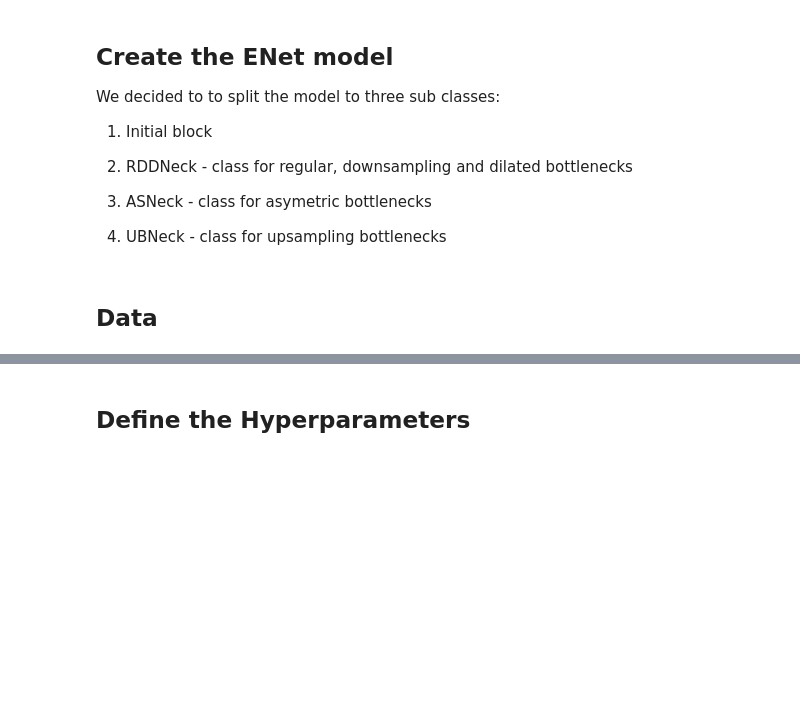
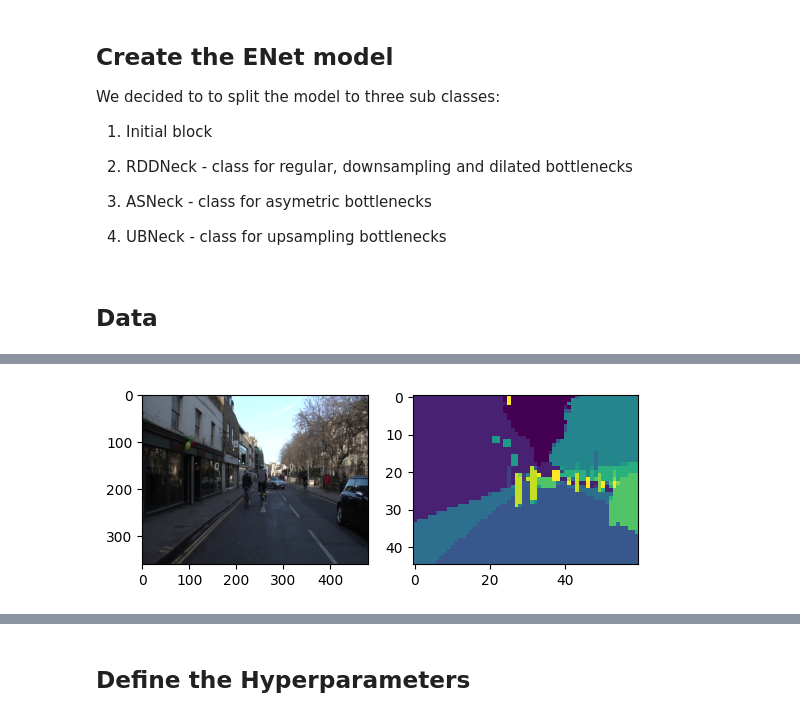
Before and after one commit to DayaAlex/ENet-Road-segmentation, a Jupyter notebook: enet-camvid-encoder-training.ipynb, the cells around one changed output, grey strips where cells are left out. Saved outputs shown, nothing was run; the diff lists cells and outputs as text; code cells hidden in the pictures; blank space fills up the shorter version.

```diff
--- a/enet-camvid-encoder-training.ipynb
+++ b/enet-camvid-encoder-training.ipynb
@@ -893,18 +897,18 @@ def decode_segmap(image, threshold=0.5):
     rgb[:, :, 2] = b
     return rgb
 # %%
-batch = next(iter(datamod.train_dataloader()))
+samples = next(iter(datamod.val_dataloader()))
+#print(samples)
 
-idx = 3 #select value from 0 to (batch size - 1)
-
-img, mask = batch
+idx = 7
+img, mask = samples
 plt.subplot(1,2,1)
 plt.imshow(img[idx].permute(1,2,0))
-
 plt.subplot(1,2,2)
-plt.imshow(mask[idx].permute(1,2,0))
-
+plt.imshow(mask[idx])
 plt.show()
+# %% [output]
+[figure, added]
 # %%
 import matplotlib.pyplot as plt
 
```
Also changed, not shown: parts of 23 cells of this notebook.
